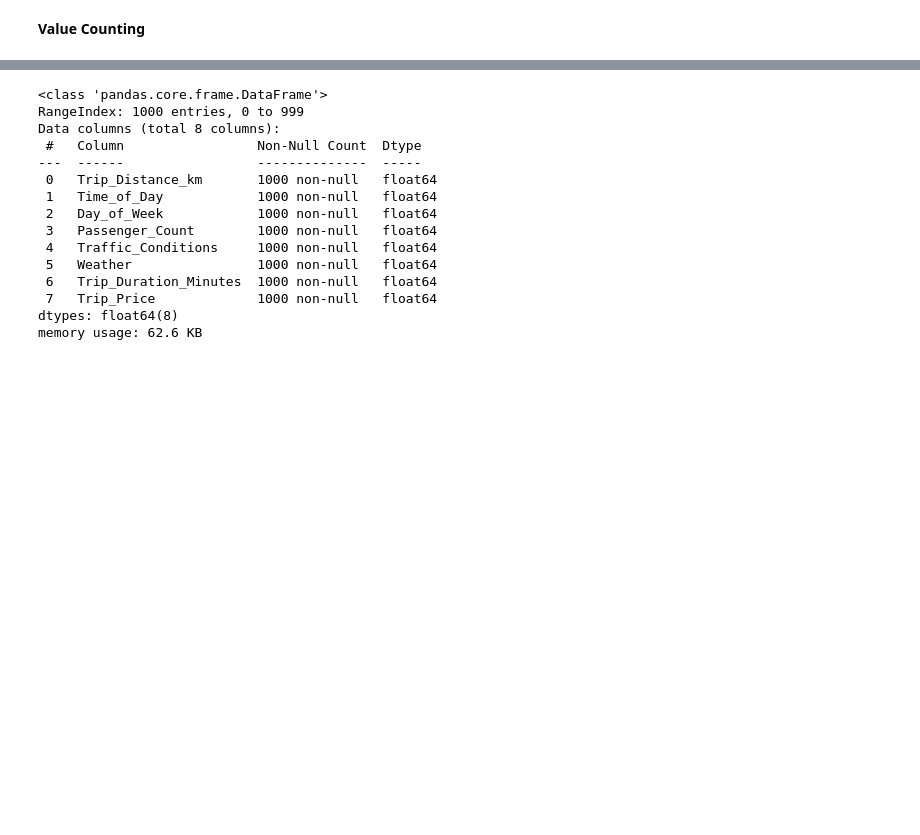
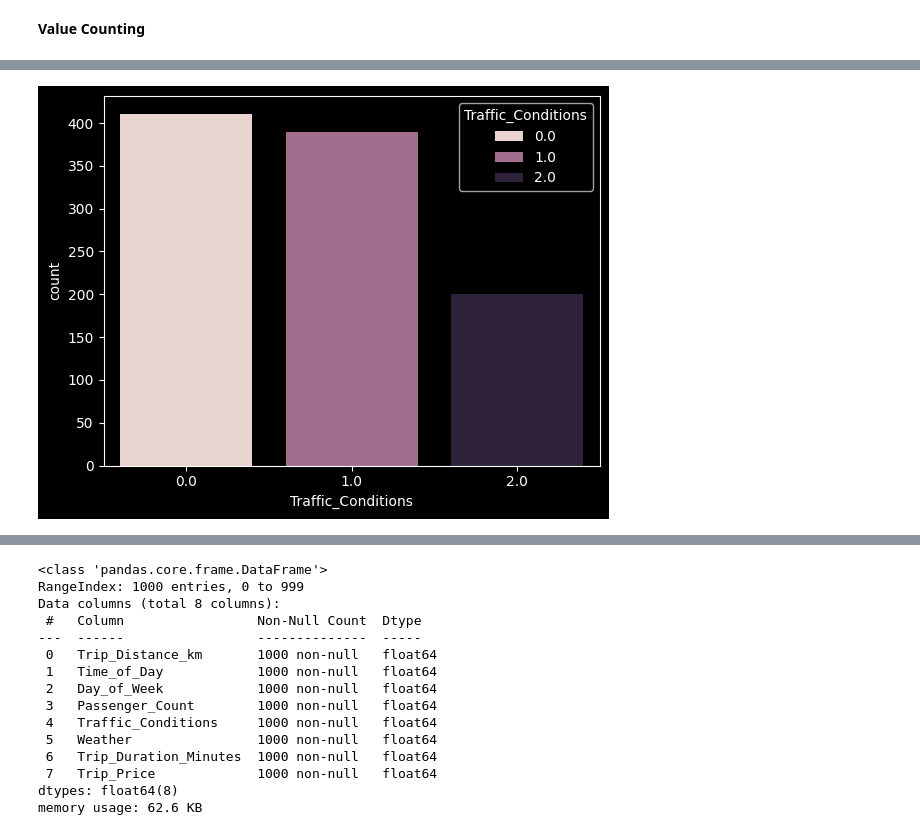
Before and after one commit to MahdiHaroun/ML-Taxi_Prices-Beta, a Jupyter notebook: The_Model.ipynb, the cells around one changed output, grey strips where cells are left out. Saved outputs shown, nothing was run; the diff lists cells and outputs as text; code cells hidden in the pictures; blank space fills up the shorter version.

```diff
--- a/The_Model.ipynb
+++ b/The_Model.ipynb
@@ -198,4 +198,9 @@ Traffic_Conditions
 Name: count, dtype: int64
+# %%
+sns.countplot(x= 'Traffic_Conditions',hue='Traffic_Conditions', data=dataFrame, )
+plt.show()
+# %% [output]
+[figure, added]
 # %%
 dataFrame['Passenger_Count'].value_counts()
 # %% [output]
```
Also changed, not shown: parts of 16 cells of this notebook.
